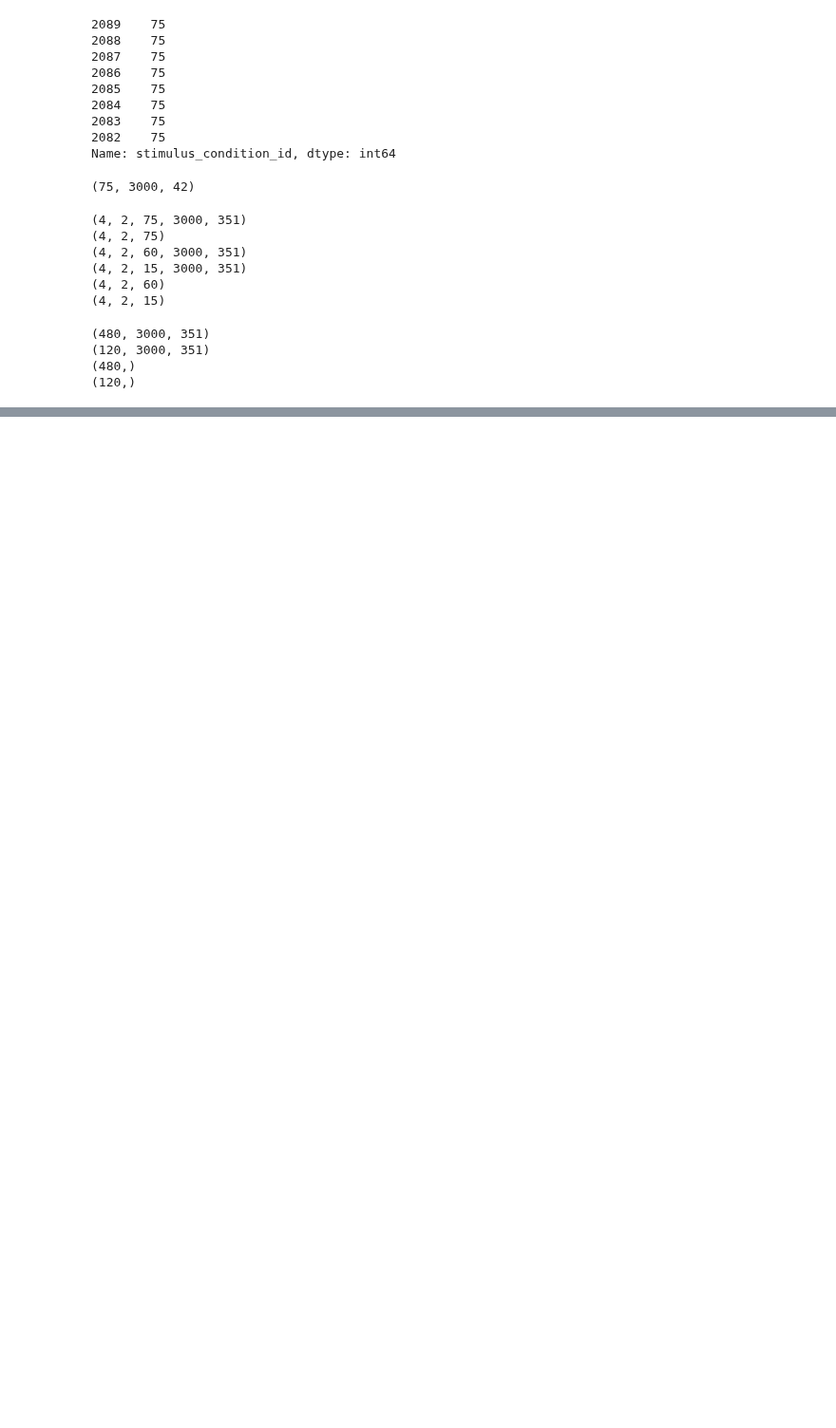
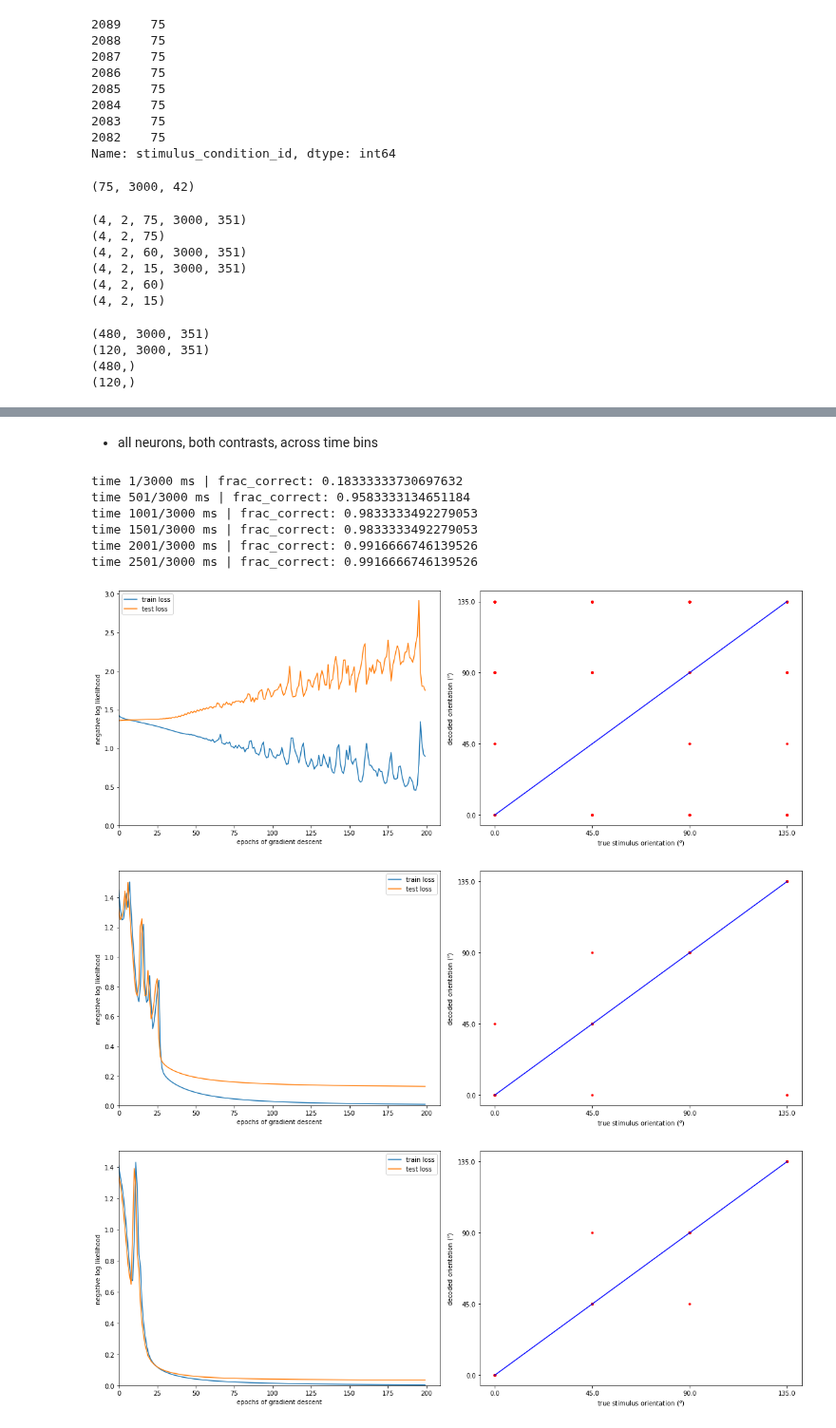
Before and after one commit to Jp-17/Coding_learning, a Jupyter notebook: Project_explore/Information_flow_across_areas/IFCA_dynamics_part4.ipynb, the cells around one changed output, grey strips where cells are left out. Shown at 95% size. Saved outputs shown, nothing was run; the diff lists cells and outputs as text; code cells hidden in the pictures; blank space fills up the shorter version.

```diff
--- a/Project_explore/Information_flow_across_areas/IFCA_dynamics_part4.ipynb
+++ b/Project_explore/Information_flow_across_areas/IFCA_dynamics_part4.ipynb
@@ -543,0 +558,36 @@ iteration 200/200 | loss: 0.008 | test_loss: 0.007
+# %% [markdown]
+* all neurons, both contrasts, across time bins
+# %%
+n_hidden_units = 20
+n_classes = len(ori_list)
+frac_correct = np.zeros(n_bins)
+
+for i in np.arange(n_bins):
+
+    # Initialize network
+    net = DeepNet(whole_neurons, n_hidden_units, n_classes)  # use M=20 hidden units
+
+    # Initialize built-in PyTorch negative log likelihood loss function
+    loss_fn = nn.NLLLoss()
+
+    # Train network and run it on test images
+    # this function uses the train function you wrote before
+    train_loss, test_loss, predicted_test_labels, frac_correct[i] = decode_orientation(net, n_classes, loss_fn, response_train[:, i, :], label_train, response_test[:, i, :], label_test)
+
+    # Track progress
+    if (i + 1) % (n_bins // 6) == 1:
+        print(f'time {i + 1}/{n_bins} ms | frac_correct: {frac_correct[i]}')
+        plot_decoded_results(train_loss, test_loss, label_test, predicted_test_labels, ori_list)
+
+# Plot results
+plot_decoded_accuracy(frac_correct, n_bins)
+# %% [output]
+time 1/3000 ms | frac_correct: 0.18333333730697632
+time 501/3000 ms | frac_correct: 0.9583333134651184
+time 1001/3000 ms | frac_correct: 0.9833333492279053
+time 1501/3000 ms | frac_correct: 0.9833333492279053
+time 2001/3000 ms | frac_correct: 0.9916666746139526
+time 2501/3000 ms | frac_correct: 0.9916666746139526
+[figure, added]
+[figure, added]
+[figure, added]
```
Also changed, not shown: parts of 5 cells of this notebook.
